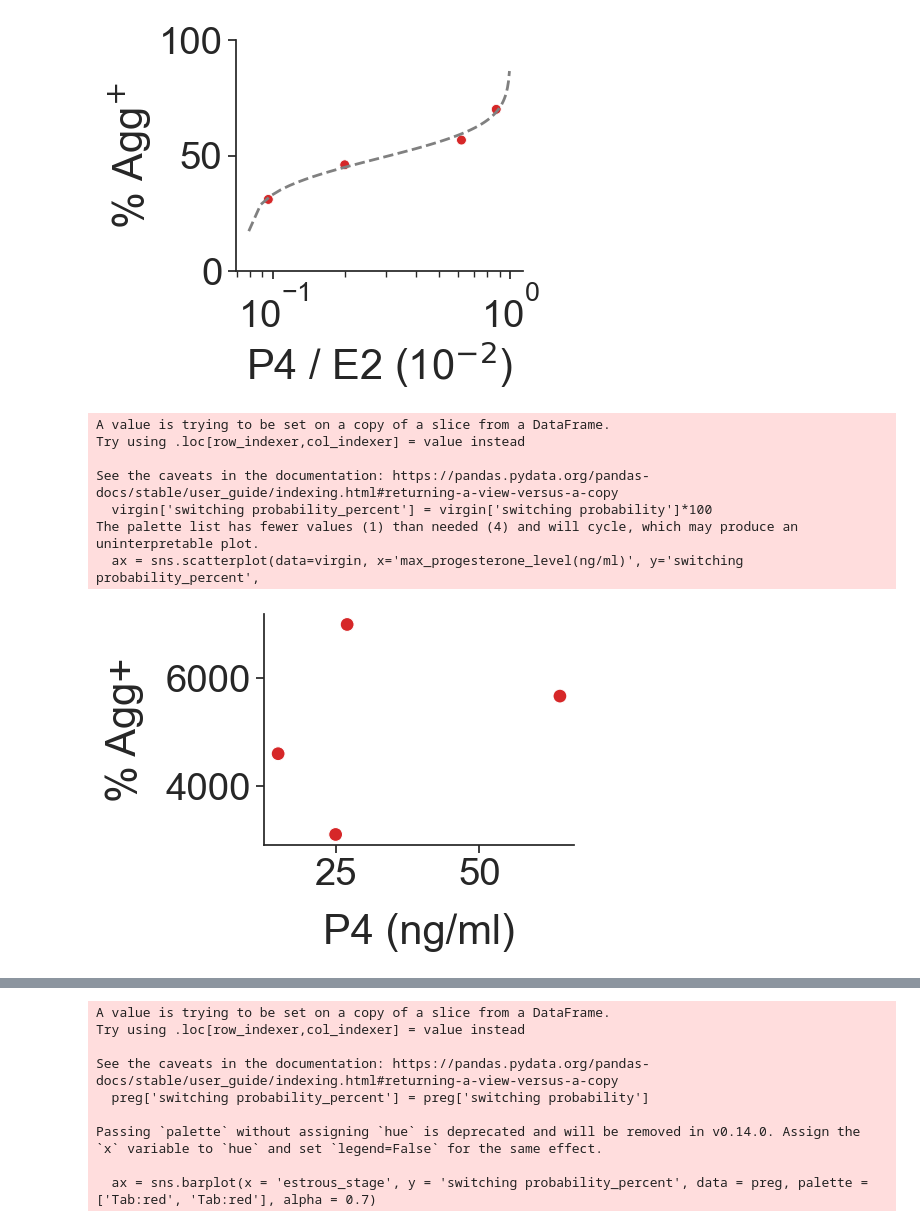
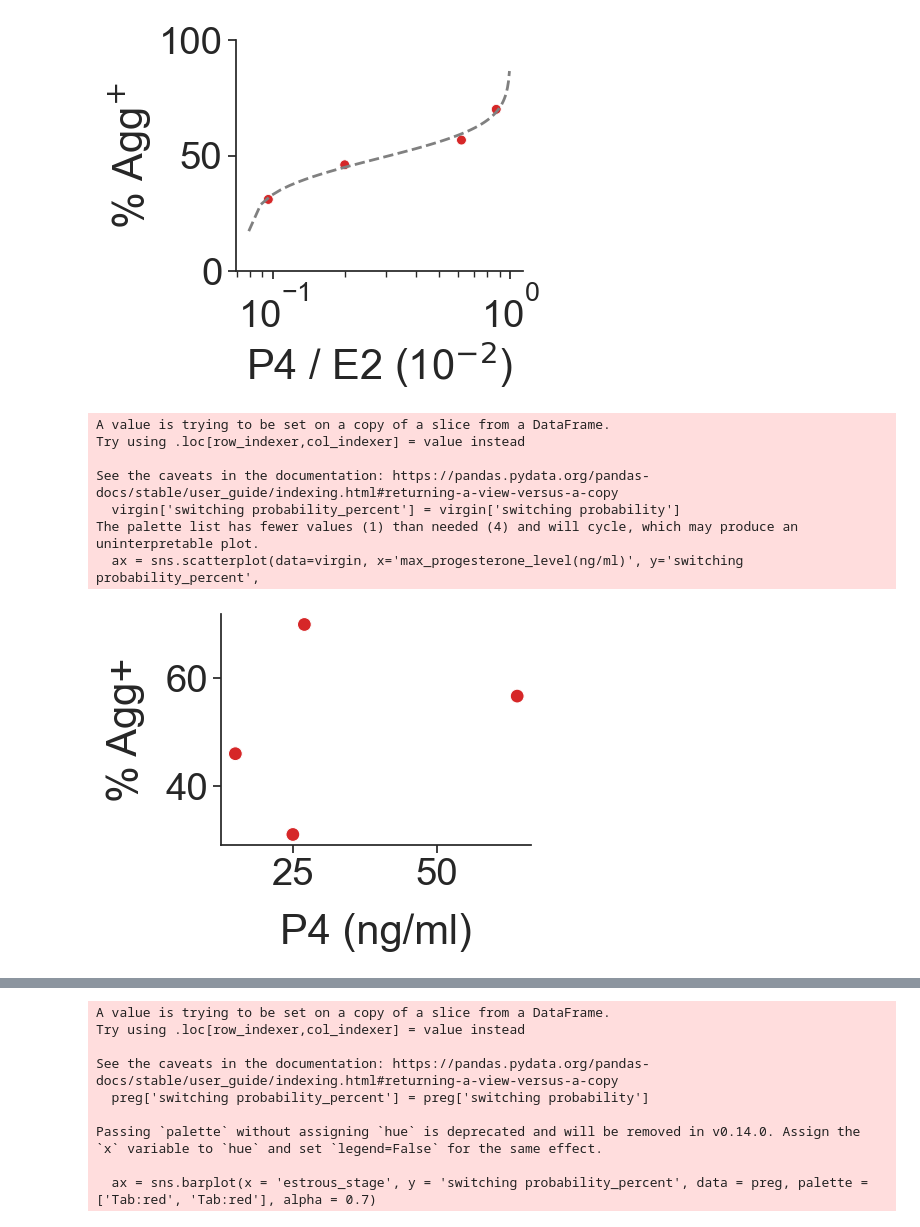
Before and after one commit to FrancisCrickInstitute/negative_parental_switch, a Jupyter notebook: NPS_behaviour_analysis/NPW_behaviour_analysis.ipynb, the cells around one changed output, grey strips where cells are left out. Cells and saved outputs as stored; diff of their text form; code cells hidden in the pictures.

```diff
--- a/NPS_behaviour_analysis/NPW_behaviour_analysis.ipynb
+++ b/NPS_behaviour_analysis/NPW_behaviour_analysis.ipynb
@@ -1230,27 +1226,27 @@ plt.savefig('output_figures/hormone_ratio.pdf', dpi = 300,bbox_inches='tight')
 # %% [output]
 [figure]
 # %%
-virgin['switching probability_percent'] = virgin['switching probability']*100
+virgin['switching probability_percent'] = virgin['switching probability']
 sns.set(font_scale=2.5, style = 'ticks')
 plt.subplots(figsize = (4,3))
 ax = sns.scatterplot(data=virgin, x='max_progesterone_level(ng/ml)', y='switching probability_percent',
                 hue = 'estrous_stage', s = 100,palette = ['Tab:red'])
 ax.set_ylabel('% Agg+',fontsize = 30, labelpad=15)
 ax.set_xlabel('P4 (ng/ml)',fontsize = 30, labelpad=15)
 
 # turn legend off
 ax.legend_.remove()
 sns.despine()
 # plt.savefig('/Volumes/lab-kohlj/home/shared/projects/NegativeParentalSwitch/figures/Supp_Fig_4/linked_figure_S4/P4_corr.pdf', dpi = 300,bbox_inches='tight',transparent=True)
 # %% [output]
 A value is trying to be set on a copy of a slice from a DataFrame.
 Try using .loc[row_indexer,col_indexer] = value instead
 
 See the caveats in the documentation: https://pandas.pydata.org/pandas-docs/stable/user_guide/indexing.html#returning-a-view-versus-a-copy
-  virgin['switching probability_percent'] = virgin['switching probability']*100
+  virgin['switching probability_percent'] = virgin['switching probability']
 The palette list has fewer values (1) than needed (4) and will cycle, which may produce an uninterpretable plot.
   ax = sns.scatterplot(data=virgin, x='max_progesterone_level(ng/ml)', y='switching probability_percent',
-[figure, old version]
+[figure, new version]
 # %%
 plt.subplots(figsize = (4,3))
 ax = sns.scatterplot(data=virgin, x='max_estrogen_level(pg/ml)', y='switching probability_percent',
```
Also changed, not shown: parts of 36 cells of this notebook, 49 other files.
